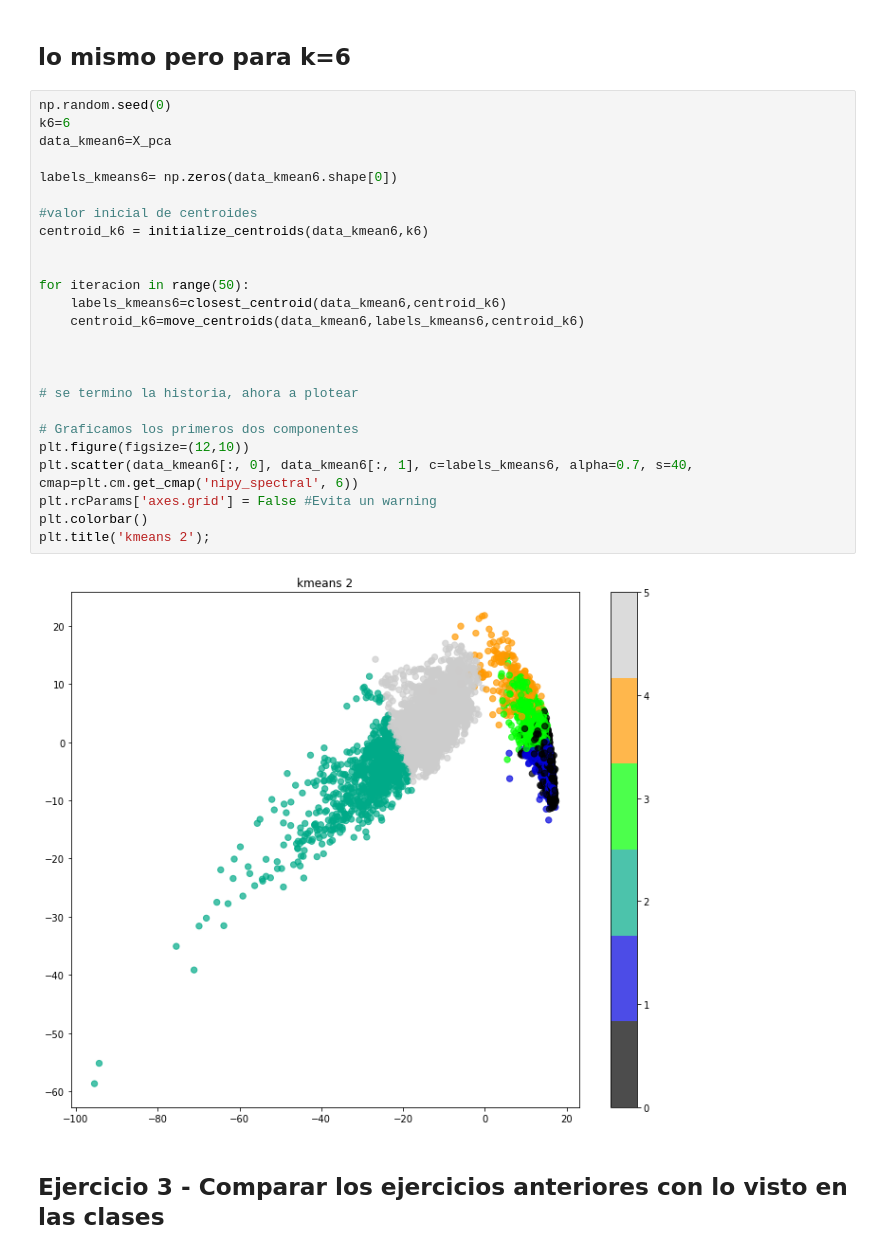
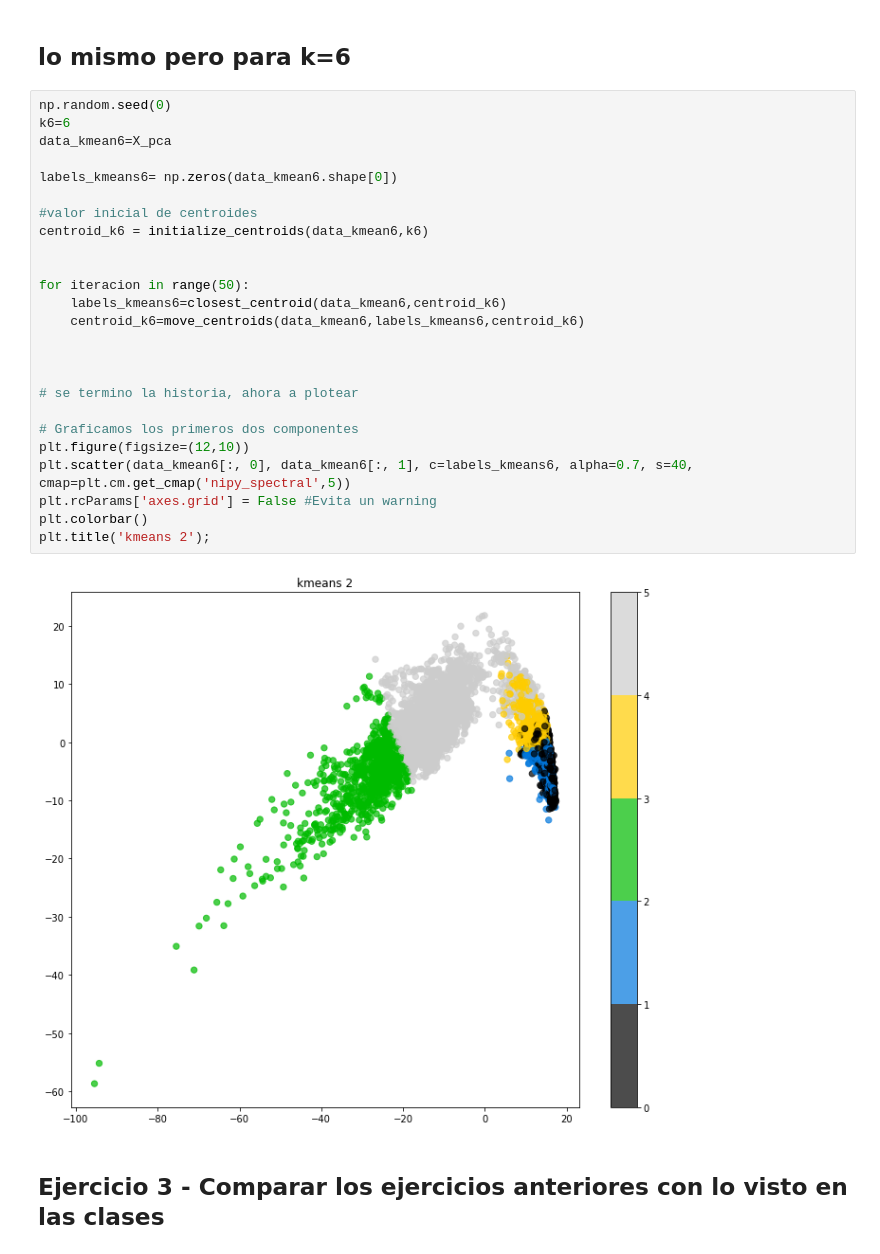
Before and after one commit to mbrito96/Entregables-SPAZ-CEIA, a Jupyter notebook: INTRO-IA/Trabajo_Practico_1.ipynb, the cells around one changed output. Cells and saved outputs as stored; diff of their text form.

```diff
--- a/INTRO-IA/Trabajo_Practico_1.ipynb
+++ b/INTRO-IA/Trabajo_Practico_1.ipynb
@@ -166,30 +166,30 @@ plt.title('kmeans 2');
 # %%
 np.random.seed(0)
 k6=6
 data_kmean6=X_pca
 
 labels_kmeans6= np.zeros(data_kmean6.shape[0])
 
 #valor inicial de centroides
 centroid_k6 = initialize_centroids(data_kmean6,k6)
 
 
 for iteracion in range(50):
     labels_kmeans6=closest_centroid(data_kmean6,centroid_k6)
     centroid_k6=move_centroids(data_kmean6,labels_kmeans6,centroid_k6)
 
 
 
 # se termino la historia, ahora a plotear
 
 # Graficamos los primeros dos componentes
 plt.figure(figsize=(12,10))
-plt.scatter(data_kmean6[:, 0], data_kmean6[:, 1], c=labels_kmeans6, alpha=0.7, s=40, cmap=plt.cm.get_cmap('nipy_spectral', 6))
+plt.scatter(data_kmean6[:, 0], data_kmean6[:, 1], c=labels_kmeans6, alpha=0.7, s=40, cmap=plt.cm.get_cmap('nipy_spectral',5))
 plt.rcParams['axes.grid'] = False #Evita un warning
 plt.colorbar()
 plt.title('kmeans 2');
 # %% [output]
-[figure, old version]
+[figure, new version]
 # %% [markdown]
 ## Ejercicio 3 - Comparar los ejercicios anteriores con lo visto en las clases
 # %% [markdown]
```
Also changed, not shown: parts of 3 cells of this notebook.
